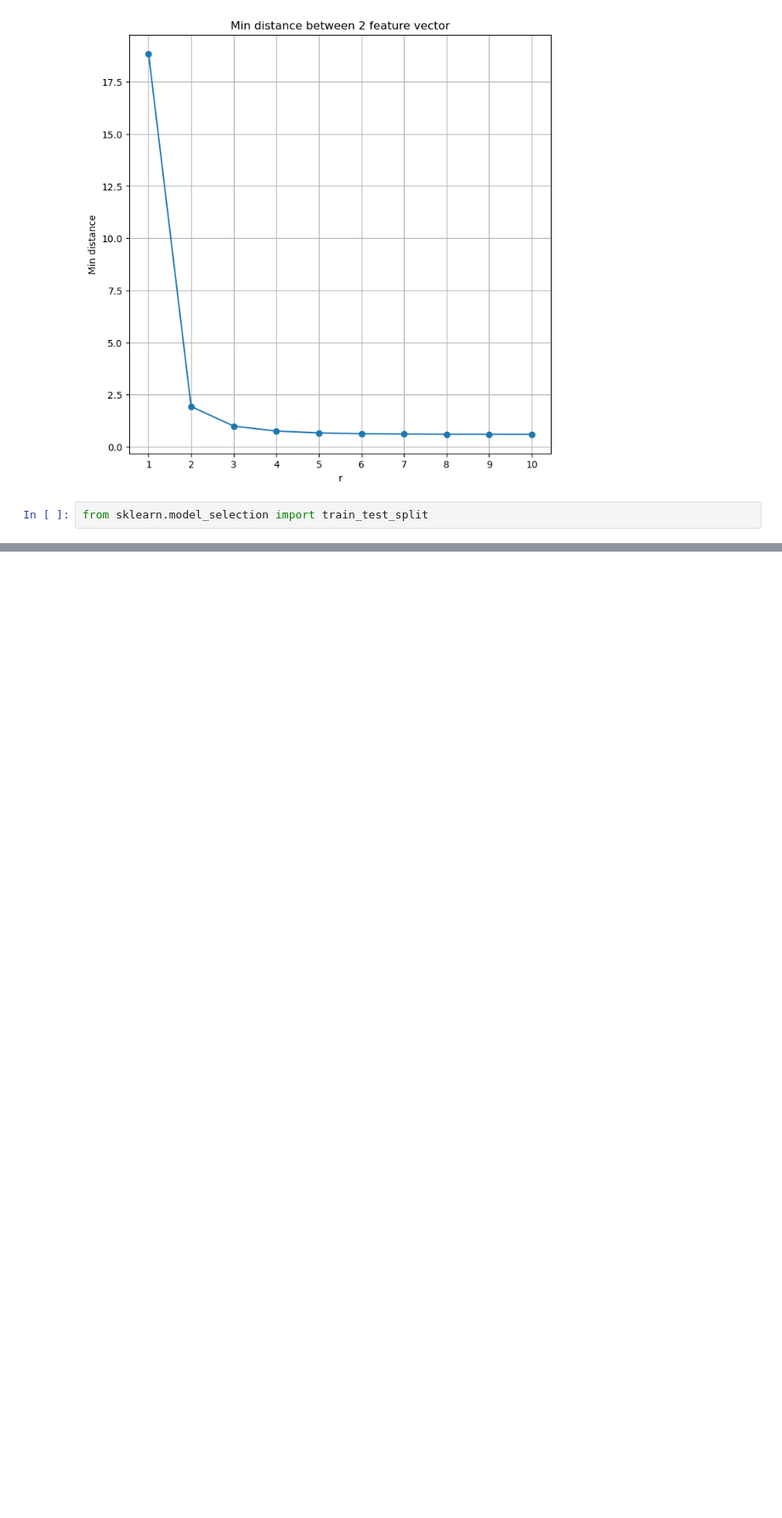
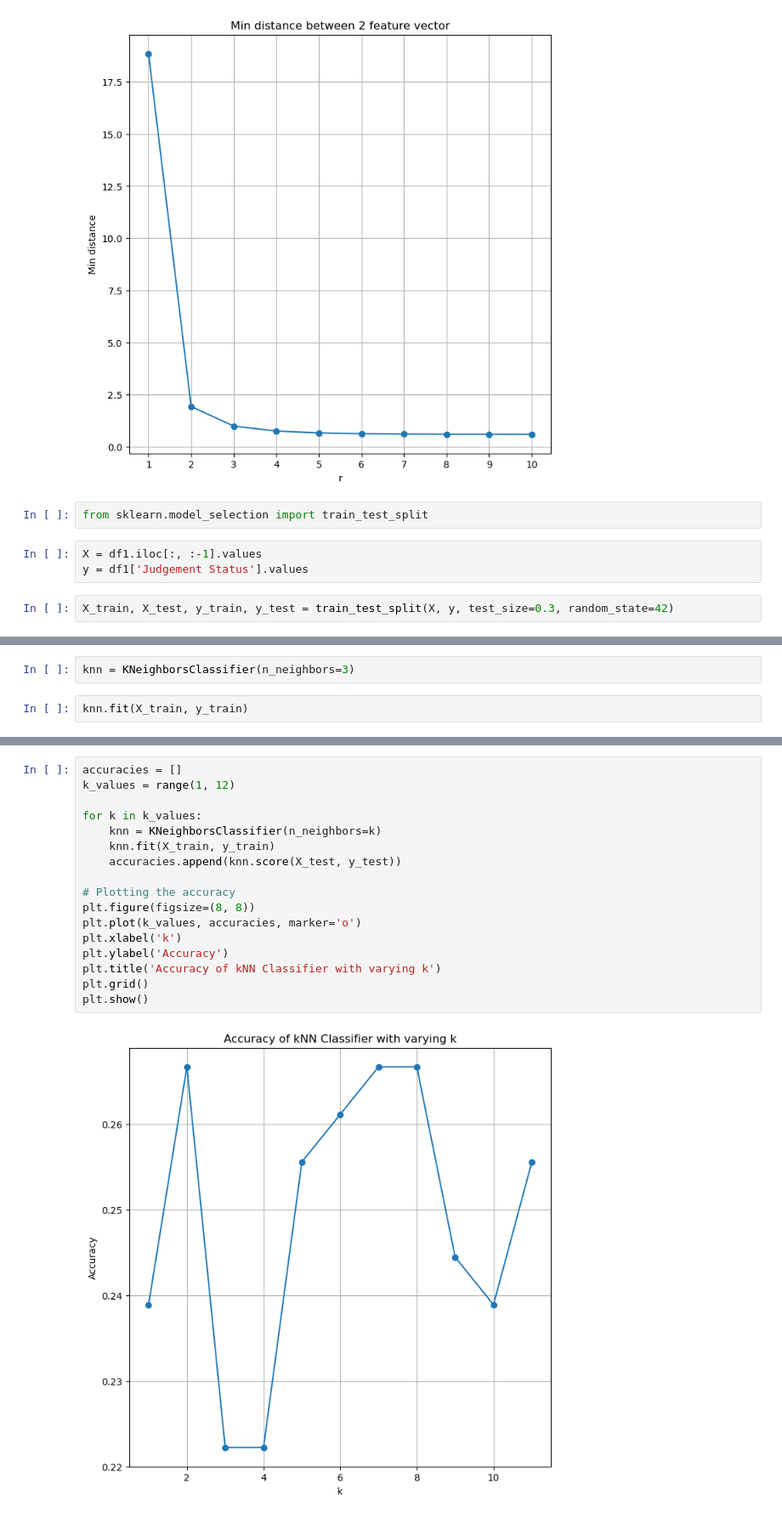
Before and after one commit to pranavZ1/Ml_lab, a Jupyter notebook: project_lab3.ipynb, the cells around one changed output, grey strips where cells are left out. Shown at 85% size. Cells and saved outputs as stored; diff of their text form; blank space fills up the shorter version.

```diff
--- a/project_lab3.ipynb
+++ b/project_lab3.ipynb
@@ -254,3 +274,8 @@ plt.show()
 [figure]
 # %%
 from sklearn.model_selection import train_test_split
+# %%
+X = df1.iloc[:, :-1].values
+y = df1['Judgement Status'].values
+# %%
+X_train, X_test, y_train, y_test = train_test_split(X, y, test_size=0.3, random_state=42)
@@ -256,0 +284,4 @@ from sklearn.model_selection import train_test_split
+# %%
+knn = KNeighborsClassifier(n_neighbors=3)
+# %%
+knn.fit(X_train, y_train)
@@ -256,0 +311,19 @@ from sklearn.model_selection import train_test_split
+# %%
+accuracies = []
+k_values = range(1, 12)
+
+for k in k_values:
+    knn = KNeighborsClassifier(n_neighbors=k)
+    knn.fit(X_train, y_train)
+    accuracies.append(knn.score(X_test, y_test))
+
+# Plotting the accuracy
+plt.figure(figsize=(8, 8))
+plt.plot(k_values, accuracies, marker='o')
+plt.xlabel('k')
+plt.ylabel('Accuracy')
+plt.title('Accuracy of kNN Classifier with varying k')
+plt.grid()
+plt.show()
+# %% [output]
+[figure, added]
```
Also changed, not shown: parts of 9 cells of this notebook, 1 other file.
